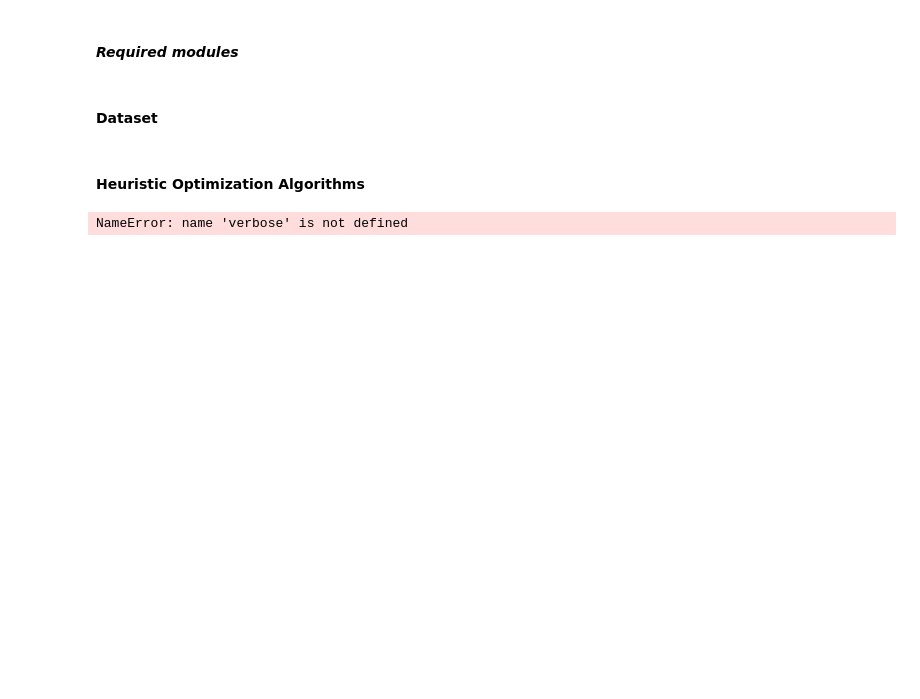
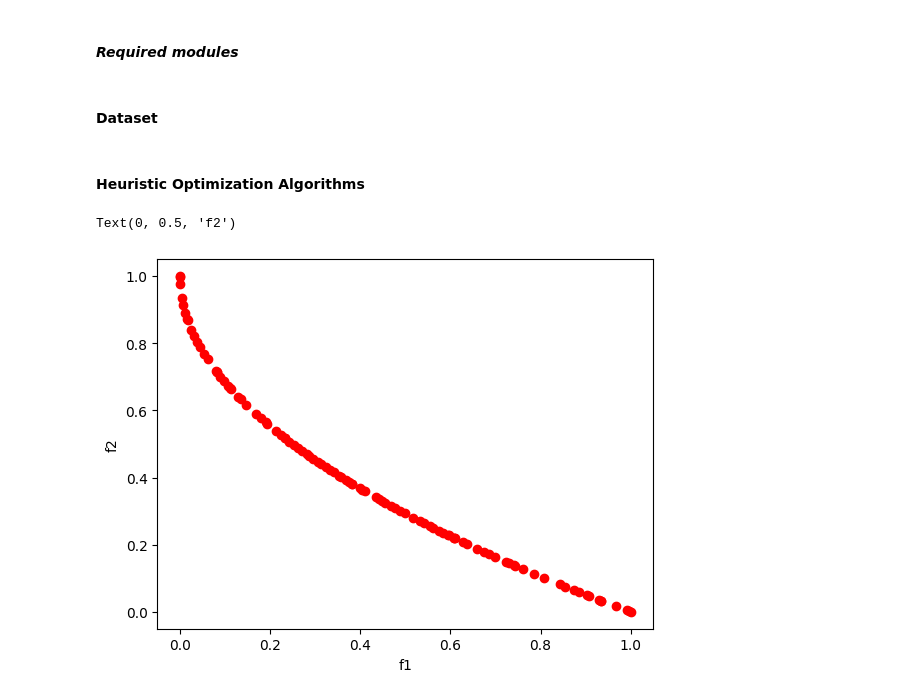
Before and after one commit to ktafakkori/feloopy, a Jupyter notebook: examples/feloopy-0.3.0+/zitzler-deb-thiele-problem.ipynb, the cells around one changed output. Saved outputs shown, nothing was run; the diff lists cells and outputs as text; code cells hidden in the pictures; blank space fills up the shorter version.

```diff
--- a/examples/feloopy-0.3.0+/zitzler-deb-thiele-problem.ipynb
+++ b/examples/feloopy-0.3.0+/zitzler-deb-thiele-problem.ipynb
@@ -14,22 +13,5 @@ n = 30
+# %%
+n = 30
+config = {'directions': ["min","min"], 'method': "heuristic", 'interface': "pymoo", 'solver':"ns-ga-ii", 'options': {'pop_size': 100, 'epoch': 100}, 'key_vars':["x"]}
 # %% [markdown]
 ####  Heuristic Optimization Algorithms
-# %%
-def zdt1(m):
-    x = m.pvar('x', dim=[n], bound=[0,1])
-    g = 1 + 9.0 / (n - 1) * m.sum(x[:, i] for i in range(1,n))
-    m.obj(x[:, 0])
-    m.obj( g * (1 - m.power((x[:, 0] / g), 0.5)))
-    return m
-
-m = flp.search(name="zdt1",
-               environment=zdt1,
-               directions=["min","min"],
-               method="heuristic",
-               interface="pymoo",
-               solver="ns-ga-ii",
-               options={'pop_size': 10, 'n_gen': 10},
-               key_vars=["x"])
-
-m.clean_report()
-# %% [output]
-NameError: name 'verbose' is not defined
@@ -35,0 +64,8 @@ NameError: name 'verbose' is not defined
+# %%
+zdt1_objs = flp.search(name="zdt1", environment=zdt1, **config).get_obj()
+plt.scatter(zdt1_objs[:,0],zdt1_objs[:,1],color="red")
+plt.xlabel("f1")
+plt.ylabel("f2")
+# %% [output]
+Text(0, 0.5, 'f2')
+[figure, added]
```
Also changed, not shown: parts of 9 cells of this notebook, 1 other file.
